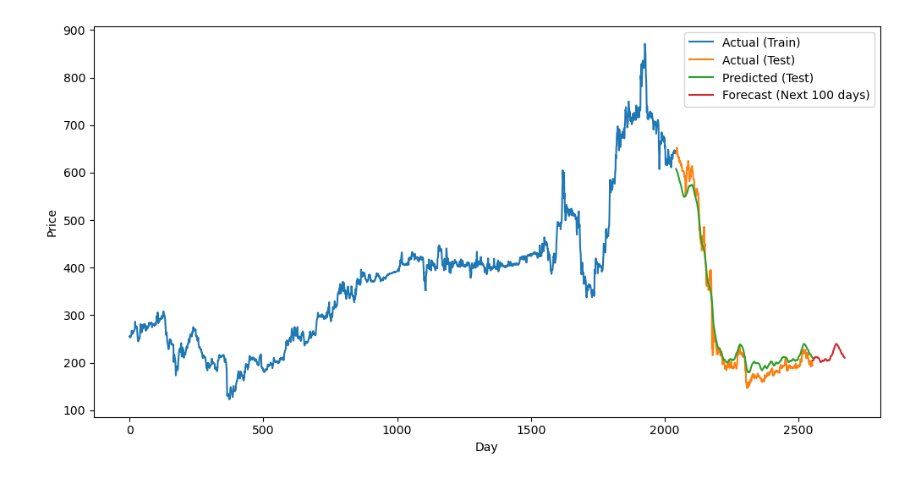
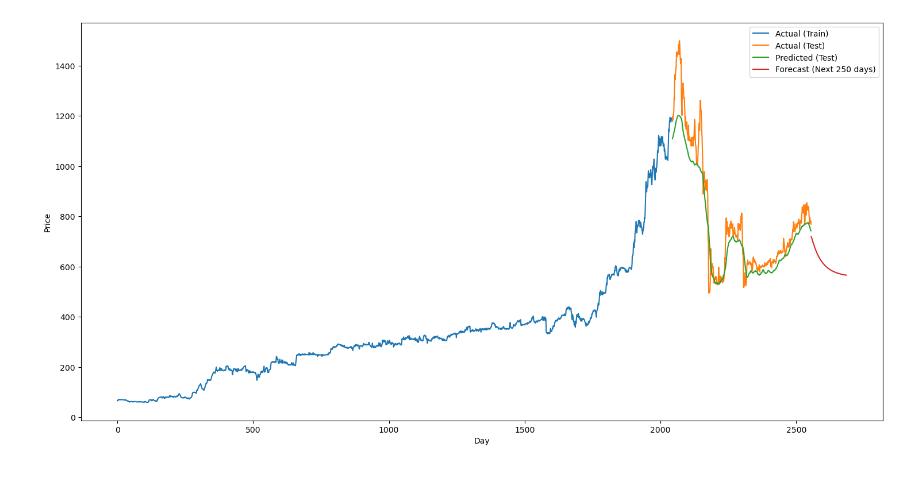
Before and after one commit to KelThuzedd/finrinkizxc, a Jupyter notebook: actualochka/LTSM.ipynb, the cells around one changed output. Drawn from its saved outputs; the diff is of its cells as text; code cells hidden in the pictures.

```diff
--- a/actualochka/LTSM.ipynb
+++ b/actualochka/LTSM.ipynb
@@ -34,7 +34,7 @@ if not os.path.exists(models_dir):
 
 
 n_intervals = 120
-file_id = 4
+file_id = 7
 
 
 n_features = 18
@@ -65,11 +65,11 @@ X_test_ltsm, X_train_ltsm, y_test_ltsm, y_train_ltsm = data
 
 model = Sequential()
 
-model.add(LSTM(units=100, return_sequences=True, input_shape=(X_train_ltsm.shape[1], X_train_ltsm.shape[2])))
+model.add(LSTM(units=77, return_sequences=True, input_shape=(X_train_ltsm.shape[1], X_train_ltsm.shape[2])))
 model.add(Dropout(0.2))
-model.add(LSTM(units=100,return_sequences=False,))
+model.add(LSTM(units=77,return_sequences=False,))
 model.add(Dropout(0.2))
-model.add(Dense(units=100,activation = 'relu'))
+model.add(Dense(units=77,activation = 'relu'))
 model.add(Dense(units=1,activation = 'linear'))
 
 
@@ -91,7 +91,7 @@ Model architecture: LSTM_100xTrue_LSTM_100xFalse_Dense100_Dense1
 # Обучение модели с использованием колбеков
 history = model.fit(
                     X_train_ltsm, y_train_ltsm,
-                    epochs=30, batch_size=32,
+                    epochs=5, batch_size=32,
                     validation_data=(X_test_ltsm, y_test_ltsm),
                     callbacks=[early_stopping, model_checkpoint],
                     )
@@ -178,29 +206,13 @@ Test RMSE: 23.732
 # %%
-# Прогнозирование следующих 300 дней
-forecast_days = n_intervals
-forecast = []
-
-# Используем последние 60 дней из тестового набора
-last_60_days = X_test_ltsm[-n_intervals:]
-
-for i in range(forecast_days):
-    # Используйте модель для прогнозирования следующего дня
-    next_day_prediction = model.predict(last_60_days)
-
-    # Добавьте прогноз в список прогнозов
-    forecast.append(next_day_prediction[0, 0])
-
-    # Обновите last_60_days, удалив первый день и добавив новый прогноз
-    last_60_days = np.roll(last_60_days, shift=-1, axis=0)
-    last_60_days[-1] = next_day_prediction
 
 # Обратное масштабирование прогнозов
 forecast = np.array(forecast)
 # Повторяем прогнозы для каждого признака
 forecast = np.repeat(forecast, n_features).reshape(-1, n_features)
 forecast = scaler.inverse_transform(forecast)[:, 0]
+forecast = forecast[n_intervals:]
 
 # Результаты прогнозирования
-print("Прогнозы на следующие 300 дней:")
-print(forecast)
+print(f"Прогнозы на следующие {forecast_days} дней:")
+forecast
 # %% [output]
@@ -224,16 +237,20 @@ print(forecast)
 # %%
-# Visualize the results
-plt.figure(figsize=(12, 6))
+# Visualize the resultsforecast = forecast[n_intervals:]
+
+forecast_reversed = forecast[n_intervals:]
+
+plt.figure(figsize=(18, 9))
 plt.plot(inv_y_train, label='Actual (Train)')
 plt.plot(range(len(inv_y_train), len(inv_y_train) + len(inv_y_test)), inv_y_test, label='Actual (Test)')
 plt.plot(range(len(inv_y_train), len(inv_y_train) + len(inv_y_test)), inv_yhat, label='Predicted (Test)')
-plt.plot(range(len(inv_y_train) + len(inv_y_test), len(inv_y_train) + len(inv_y_test) + len(forecast)), forecast, label='Forecast (Next 100 days)')
+plt.plot(
+    range(len(inv_y_train) + len(inv_y_test), len(inv_y_train) + len(inv_y_test) + len(forecast_reversed)),forecast_reversed,label=f'Forecast (Next {forecast_days} days)')
 plt.xlabel('Day')
 plt.ylabel('Price')
 plt.legend()
 plt.show()
 # %% [output]
-[figure, old version]
+[figure, new version]
 # %%
 # # Изменим форму массива на ожидаемую
 # # Изменим форму массива на ожидаемую
```
Also changed, not shown: parts of 8 cells of this notebook, 28 other files.
